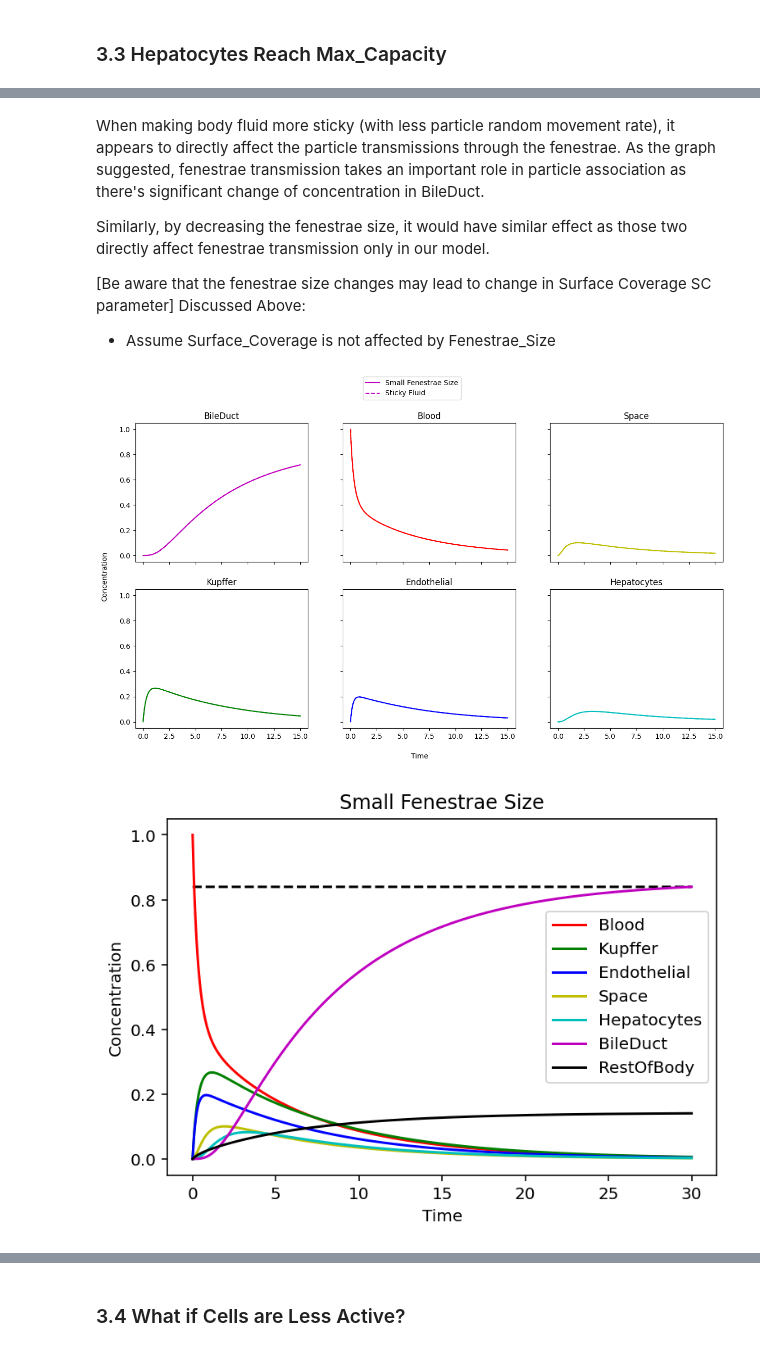
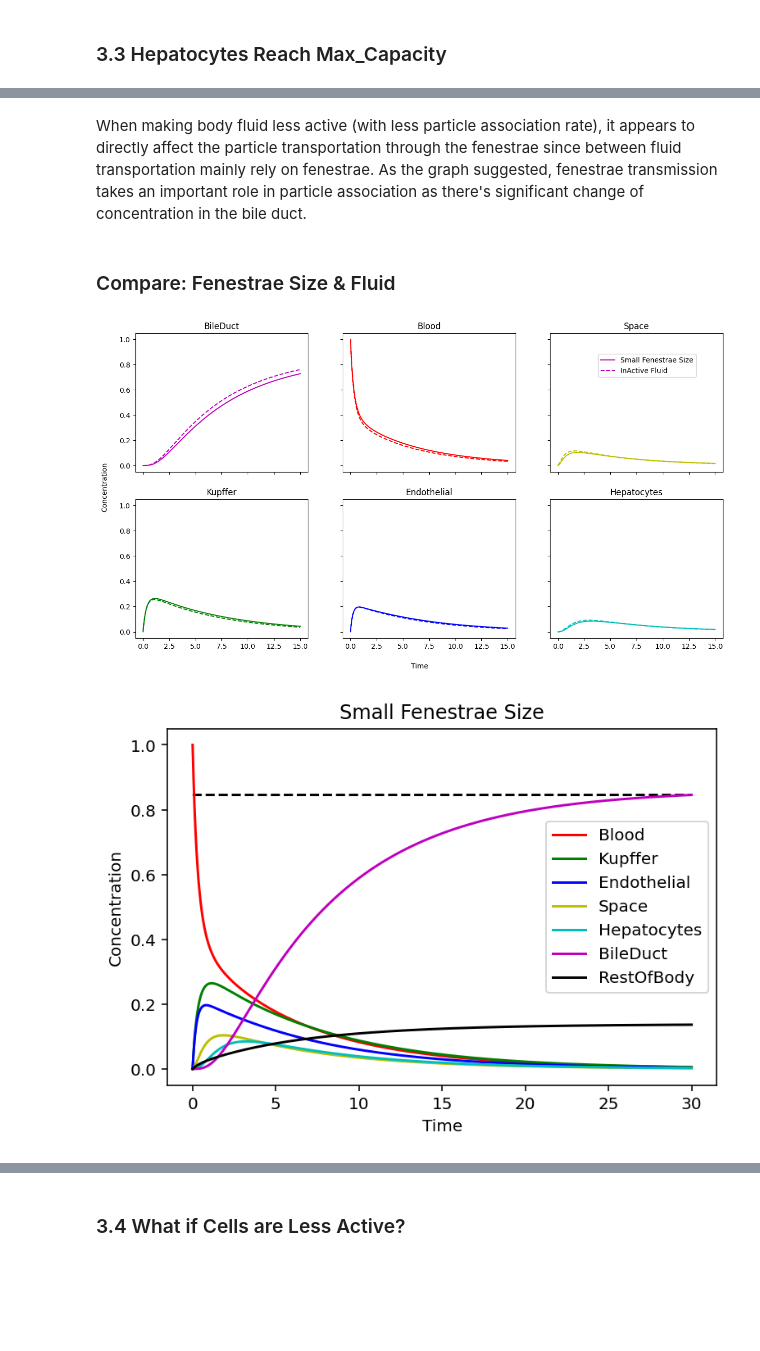
Before and after one commit to lich2000117/NanoParticles-Modelling, a Jupyter notebook: Code/Final_Model.ipynb, the cells around one changed output, grey strips where cells are left out. Drawn from its saved outputs; the diff is of its cells as text; code cells hidden in the pictures; blank space fills up the shorter version.

```diff
--- a/Code/Final_Model.ipynb
+++ b/Code/Final_Model.ipynb
@@ -546,15 +529,15 @@ particle_data = {
 
 fluid_data = {
     "Blood":{
-        "rate_association": 0.01,
+        "rate_association": 0.5,
         "init_concentration":1,
     },
     "Space":{
-        "rate_association": 0.05,
+        "rate_association": 0.5,
         "init_concentration":0,
     },
     "BileDuct":{
-        "rate_association": 0.05,
+        "rate_association": 0.5,
         "init_concentration":0,
     },
 }
@@ -601,24 +584,19 @@ compare_ode_models(ode_list, ode_names, time_range)
 # %% [markdown]
-When making body fluid more sticky (with less particle random movement rate), it appears to directly affect the particle transmissions through the fenestrae. As the graph suggested, fenestrae transmission takes an important role in particle association as there's significant change of concentration in BileDuct.
-
-Similarly, by decreasing the fenestrae size, it would have similar effect as those two directly affect fenestrae transmission only in our model.
-
-[Be aware that the fenestrae size changes may lead to change in Surface Coverage SC parameter]
-Discussed Above:
-- Assume Surface_Coverage is not affected by Fenestrae_Size
+When making body fluid less active (with less particle association rate), it appears to directly affect the particle transportation through the fenestrae since between fluid transportation mainly rely on fenestrae. As the graph suggested, fenestrae transmission takes an important role in particle association as there's significant change of concentration in the bile duct.
+# %% [markdown]
+### Compare: Fenestrae Size & Fluid
 # %%
 
 Small_fenestrae_cell_data = copy.deepcopy(cell_data)
-Small_fenestrae_cell_data["Endothelial"]["fenestrae_size"] = 0.1
-Small_fenestrae_cell_data["Endothelial"]["surface_coverage"] = 1
+Small_fenestrae_cell_data["Endothelial"]["fenestrae_size"] = 0.2
 
 ode_fenestrae = Initialize_ODE(particle_data, fluid_data, Small_fenestrae_cell_data)
 ode_fenestrae.solve()
 
 ode_list = [ode_fenestrae, ode_Sticky_Fluid]
-ode_names = ["Small Fenestrae Size",  "Sticky Fluid"]
+ode_names = ["Small Fenestrae Size",  "InActive Fluid"]
 time_range = [0,15]
 compare_ode_models(ode_list, ode_names, time_range)
 # %% [output]
-[figure, old version]
+[figure, new version]
 [figure]
```
Also changed, not shown: parts of 28 cells of this notebook, 39 other files.
